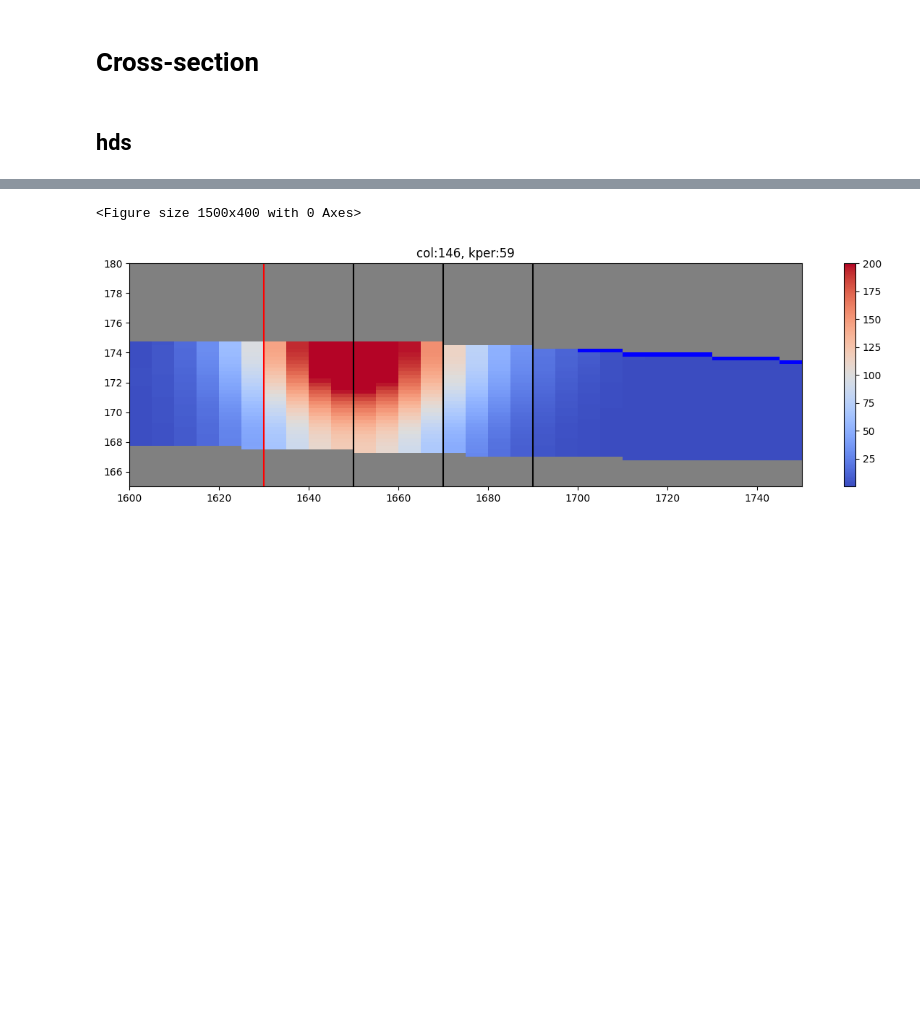
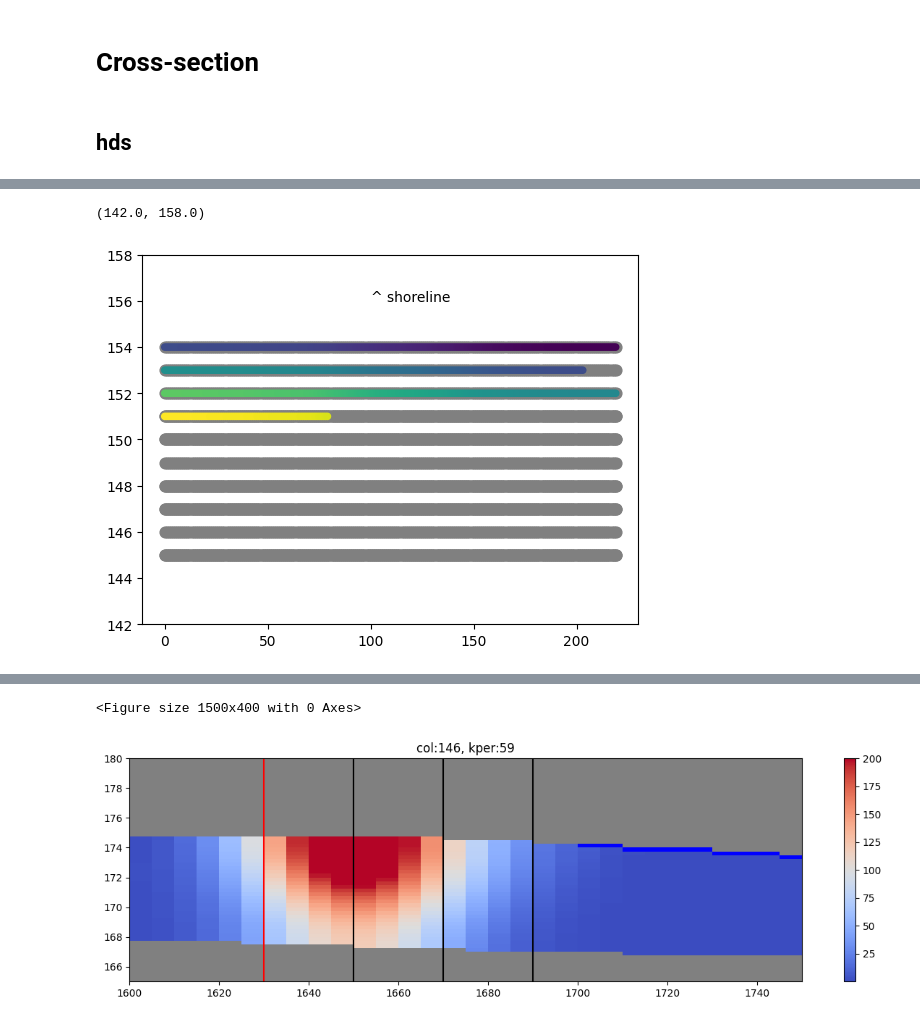
Before and after one commit to Shuyang-Wang/wasaga_model, a Jupyter notebook: wasaga_3d/plot_wasaga_3d.ipynb, the cells around one changed output, grey strips where cells are left out. Saved outputs shown, nothing was run; the diff lists cells and outputs as text; code cells hidden in the pictures; blank space fills up the shorter version.

```diff
--- a/wasaga_3d/plot_wasaga_3d.ipynb
+++ b/wasaga_3d/plot_wasaga_3d.ipynb
@@ -310,0 +384,27 @@ open_file(model_ws)
+# %%
+
+head = headobj.get_data(totim=headobj.get_times()[-1])[:, :, :]
+# Plot drain coordinates
+rows = []
+cols = []
+lays = []
+hs = []
+elvs = []
+for drn in np.unique(model.drn.stress_period_data[0], axis=0):
+    lay,row,col,elv,cond = drn
+    h = head[lay,row,col]
+    if h == np.float32(-1e30):
+        h = np.nan
+    lays.append(lay)
+    rows.append(row)
+    cols.append(col)
+    hs.append(h)
+    elvs.append(elv)
+
+plt.scatter(cols,rows,c='grey',s=60)
+plt.scatter(cols,rows,c=hs,s=20)
+plt.annotate("^ shoreline",xy=[100, 156])
+plt.ylim(142,158)
+# %% [output]
+(142.0, 158.0)
+[figure, added]
```
Also changed, not shown: parts of 12 cells of this notebook, 2 other files.
